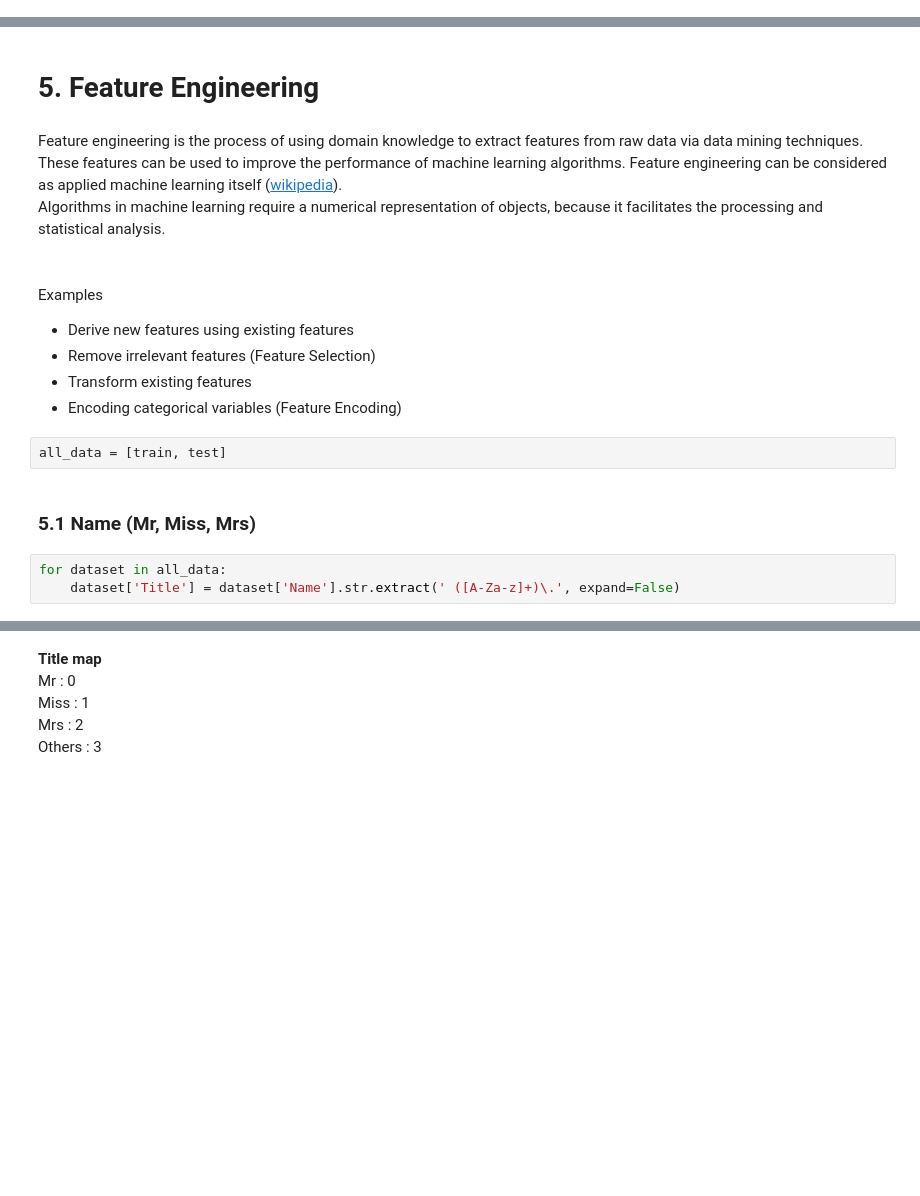
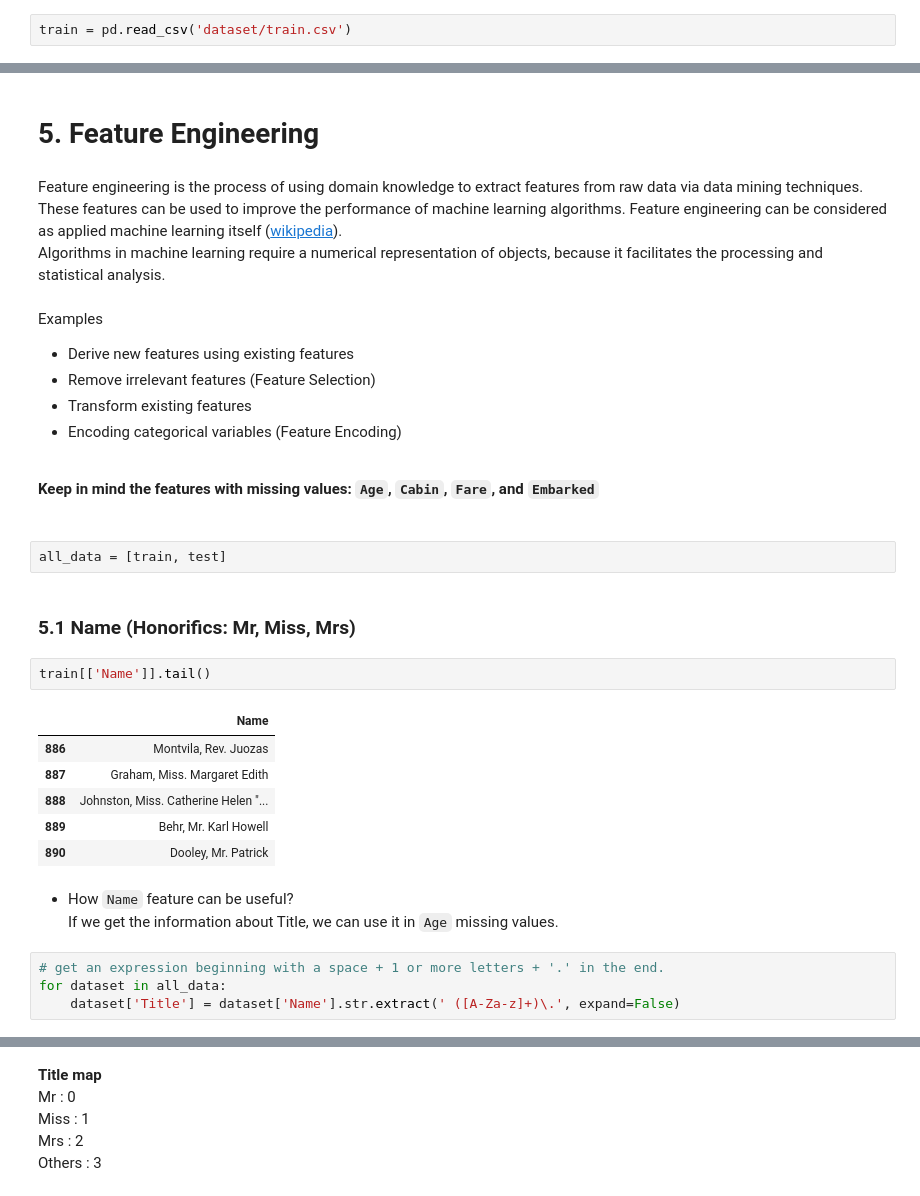
Before and after one commit to gabrielatrindade/ml-playground, a Jupyter notebook: projects/titanic/titanic.ipynb, the cells around one changed output, grey strips where cells are left out. Drawn from its saved outputs; the diff is of its cells as text; blank space fills up the shorter version.

Commit message:
titanic project: adding comments in the sections: collecting data, exploratory data analysis, feature engineering (name, sex, age)

```diff
--- a/projects/titanic/titanic.ipynb
+++ b/projects/titanic/titanic.ipynb
@@ -18,0 +16,2 @@ test = pd.read_csv(url_test)
+# %%
+train = pd.read_csv('dataset/train.csv')
@@ -188,17 +195,34 @@ bar_chart('Embarked')
 Feature engineering is the process of using domain knowledge to extract features from raw data via data mining techniques. These features can be used to improve the performance of machine learning algorithms. Feature engineering can be considered as applied machine learning itself ([wikipedia](https://en.wikipedia.org/wiki/Feature_engineering)). <br>
 Algorithms in machine learning require a numerical representation of objects, because it facilitates the processing and statistical analysis. <br>
 <br>
-<br>
-Examples <br>
+Examples
 - Derive new features using existing features
 - Remove irrelevant features (Feature Selection)
 - Transform existing features
 - Encoding categorical variables (Feature Encoding)
+<br>
+
+**Keep in mind the features with missing values: `Age`, `Cabin`, `Fare`, and `Embarked`**
+<br>
+<br>
 # %%
 all_data = [train, test]
 # %% [markdown]
-### 5.1 Name (Mr, Miss, Mrs)
+### 5.1 Name (Honorifics: Mr, Miss, Mrs)
+# %%
+train[['Name']].tail()
+# %% [output]
+|  | Name |
+| 886 | Montvila, Rev. Juozas |
+| 887 | Graham, Miss. Margaret Edith |
+| 888 | Johnston, Miss. Catherine Helen "... |
+| 889 | Behr, Mr. Karl Howell |
+| 890 | Dooley, Mr. Patrick |
+# %% [markdown]
+- How `Name` feature can be useful? <br>
+If we get the information about Title, we can use it in `Age` missing values.
 # %%
+# get an expression beginning with a space + 1 or more letters + '.' in the end.
 for dataset in all_data:
     dataset['Title'] = dataset['Name'].str.extract(' ([A-Za-z]+)\.', expand=False)
 # %%
```
Also changed, not shown: parts of 68 cells of this notebook.
